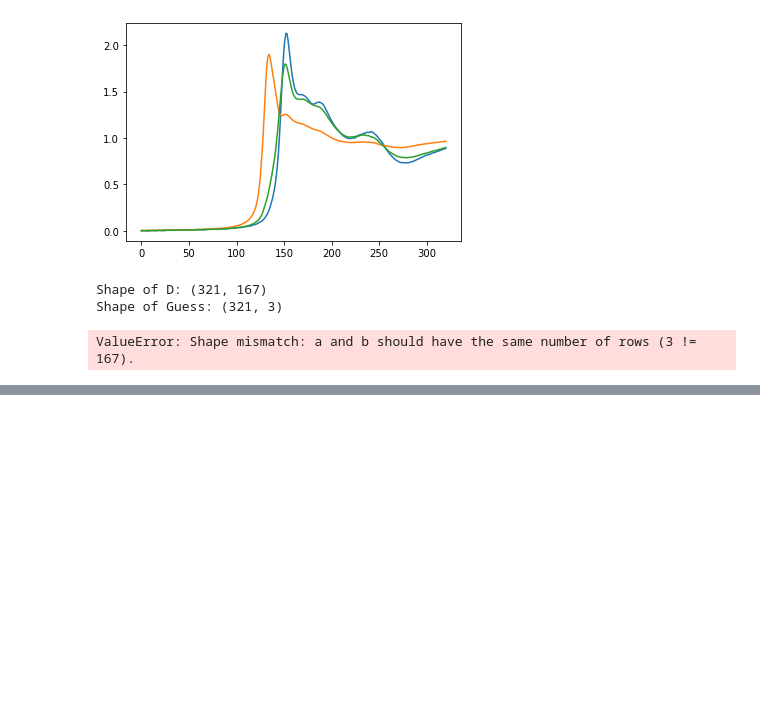
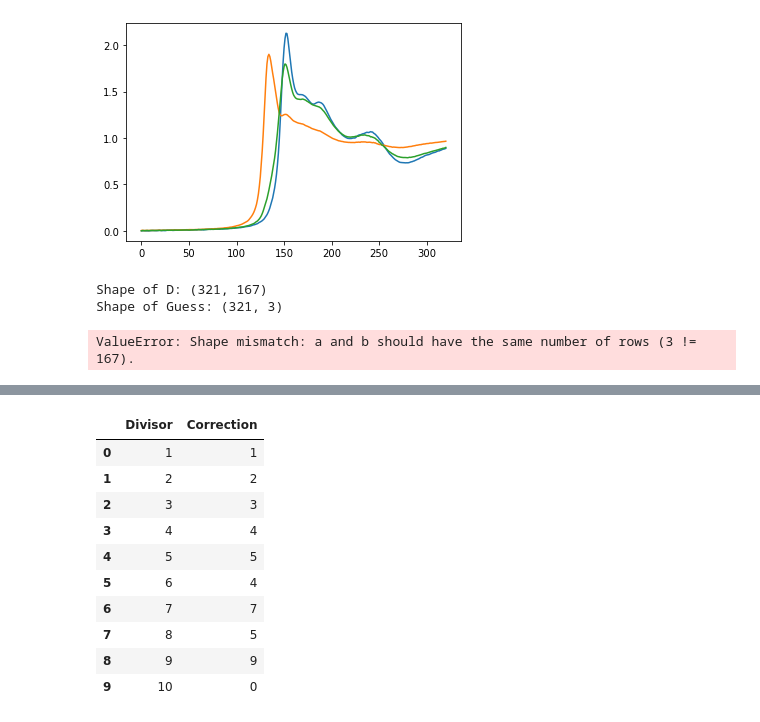
Before and after one commit to ahoffm02/catXAS, a Jupyter notebook: notebooks/MCR-ALS Testing.ipynb, the cells around one changed output, grey strips where cells are left out. Cells and saved outputs as stored; diff of their text form; code cells hidden in the pictures; blank space fills up the shorter version.

```diff
--- a/notebooks/MCR-ALS Testing.ipynb
+++ b/notebooks/MCR-ALS Testing.ipynb
@@ -87,3 +87,39 @@ mcrar.fit(D, ST = initial_spectra)
 print('\nFinal MSE: {:.7e}'.format(mcrar.err[-1]))
 # %% [output]
 ValueError: Shape mismatch: a and b should have the same number of rows (3 != 167).
+# %%
+# This function computes the factor of the argument passed
+def factors(x, disp = True):
+    for i in range(1, x + 1):
+        if x % i == 0 and i <= (x+1)/2:
+            if i == 1:
+                df = pd.DataFrame({'Factor 1': [i], 'Factor 2': [x/i], 'delta':[abs(i-x/i)]})
+            else:
+                new_df = pd.DataFrame({'Factor 1': [i], 'Factor 2': [x/i], 'delta':[abs(i-x/i)]})
+
+                df = pd.concat([df, new_df], ignore_index=True)
+
+    if disp:
+        print("The factors of",x,"are:")
+        print(df)
+
+    return df
+
+def print_resid(num, disp = True):
+    resid = []
+    corr = []
+
+    for i in range(1, 11):
+        if i == 1:
+            df = pd.DataFrame({'Divisor': [i], 'Residual': [num % (i+1)], 'Correction':[i-(num % (i+1))]})
+        else:
+            new_df = pd.DataFrame({'Divisor': [i], 'Residual': [num % (i+1)], 'Correction':[i-(num % (i+1))]})
+            df = pd.concat([df, new_df], ignore_index=True)
+
+    if disp:
+        print("The residuals of ",num," are:")
+        print(df)
+
+    return df
+# %%
+samps = 12000
@@ -89,0 +151,2 @@ ValueError: Shape mismatch: a and b should have the same number of rows (3 != 16
+# %%
+resid = print_resid(samps)
@@ -89,0 +166,14 @@ ValueError: Shape mismatch: a and b should have the same number of rows (3 != 16
+# %%
+resid[['Divisor', 'Correction']]
+# %% [output]
+|  | Divisor | Correction |
+| 0 | 1 | 1 |
+| 1 | 2 | 2 |
+| 2 | 3 | 3 |
+| 3 | 4 | 4 |
+| 4 | 5 | 5 |
+| 5 | 6 | 4 |
+| 6 | 7 | 7 |
+| 7 | 8 | 5 |
+| 8 | 9 | 9 |
+| 9 | 10 | 0 |
```
Also changed, not shown: parts of 6 cells of this notebook, 57 other files.
